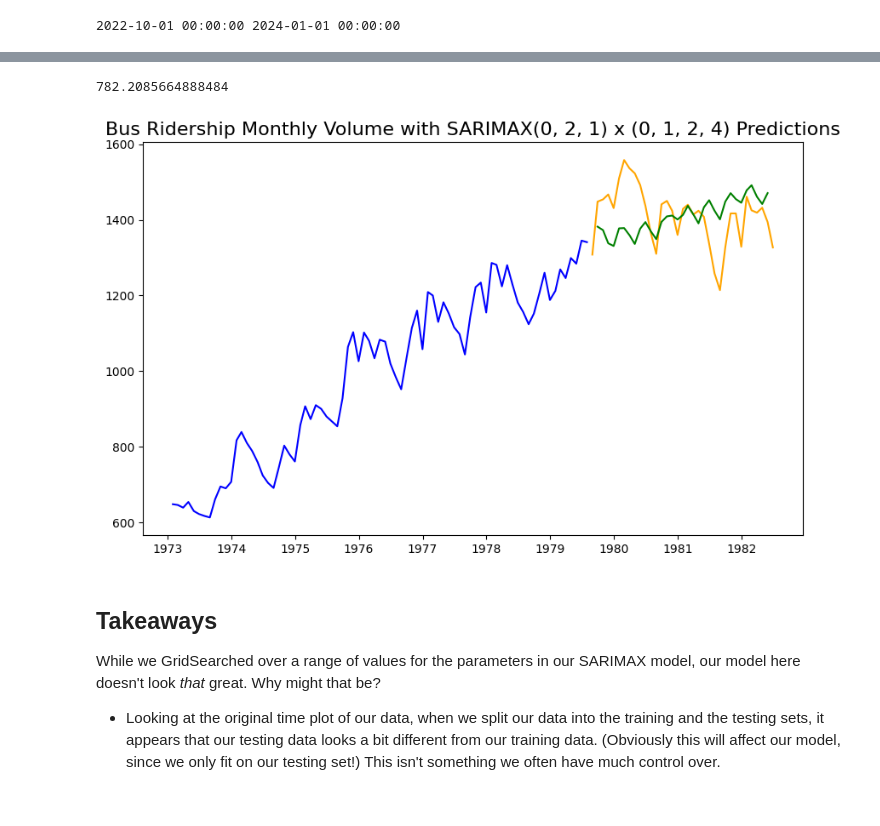
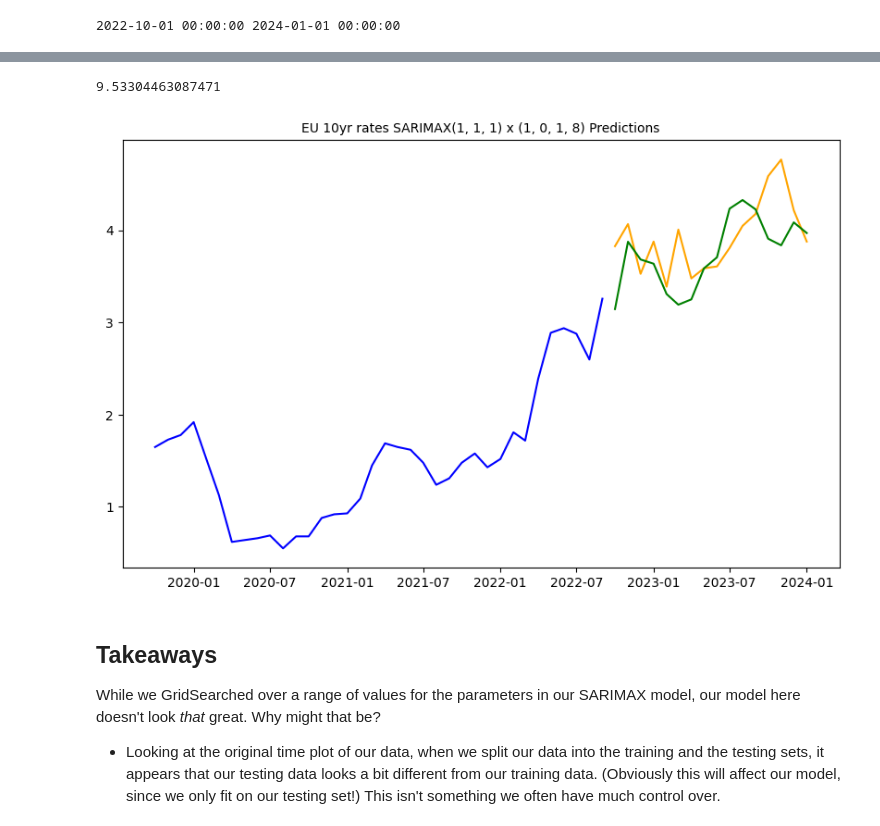
Before and after one commit to klyons/rates_cluster_nlp, a Jupyter notebook: time_series/time_series.ipynb, the cells around one changed output, grey strips where cells are left out. Saved outputs shown, nothing was run; the diff lists cells and outputs as text; code cells hidden in the pictures.

```diff
--- a/time_series/time_series.ipynb
+++ b/time_series/time_series.ipynb
@@ -209,6 +203,12 @@ X_cpi_train, X_cpi_test, y_cpi_train, y_cpi_test = train_test_split(commodities_
                                                     cpi['usa'],
                                                     test_size = 0.3,
                                                     shuffle = False) # Shuffle = False is IMPORTANT!
+
+# Create train-test split.
+X_10yr_train, X_10yr_test, y_10yr_eu_train, y_10yr_eu_test = train_test_split(prices,
+                                                    bonds['europe'],
+                                                    test_size = 0.3,
+                                                    shuffle = False) # Shuffle = False is IMPORTANT!
 # %% [markdown]
 ### Fit an ARIMA model.
 # %%
@@ -436,32 +330,32 @@ def fit_sarimax_models(y_train, y_test, X_train, X_test, arima_params, seasonal_
 # %%
 # Fit a SARIMA(0, 2, 1) x (0, 1, 2, 4) model.
-sarima = SARIMAX(endog = y_10yr_train,
-                                     order = (3, 1, 3),              # (p, d, q)
-                                     seasonal_order = (0, 1, 2, 4),  # (P, D, Q, S)
+sarima = SARIMAX(endog = y_10yr_eu_train,
+                                     order = (1, 1, 1),              # (p, d, q)
+                                     seasonal_order = (1, 0, 1, 8),  # (P, D, Q, S)
                                      exog = X_10yr_train)
 
 # Fit SARIMA model.
 model = sarima.fit()
 
 print(model.aic)
 
 # Generate predictions based on test set.
-preds = model.predict(start = datetime(1979, 9, 30),
-                     end = datetime(1982, 5, 31),
+preds = model.predict(start = start,
+                     end = stop,
                      exog = X_10yr_test)
 
 # Evaluate predictions.
 
 # Plot data.
 plt.figure(figsize=(10,6))
 plt.plot(y_train, color = 'blue')
 plt.plot(y_test, color = 'orange')
 plt.plot(preds, color = 'green')
-plt.title(label = 'Bus Ridership Monthly Volume with SARIMAX(0, 2, 1) x (0, 1, 2, 4) Predictions', fontsize=16)
+plt.title(label = 'EU 10yr rates SARIMAX(1, 1, 1) x (1, 0, 1, 8) Predictions', fontsize=10)
 plt.show();
 # %% [output]
-782.2085664888484
+9.53304463087471
-[figure, old version]
+[figure, new version]
 # %% [markdown]
 ## Takeaways
 
```
Also changed, not shown: parts of 21 cells of this notebook, 36 other files.
